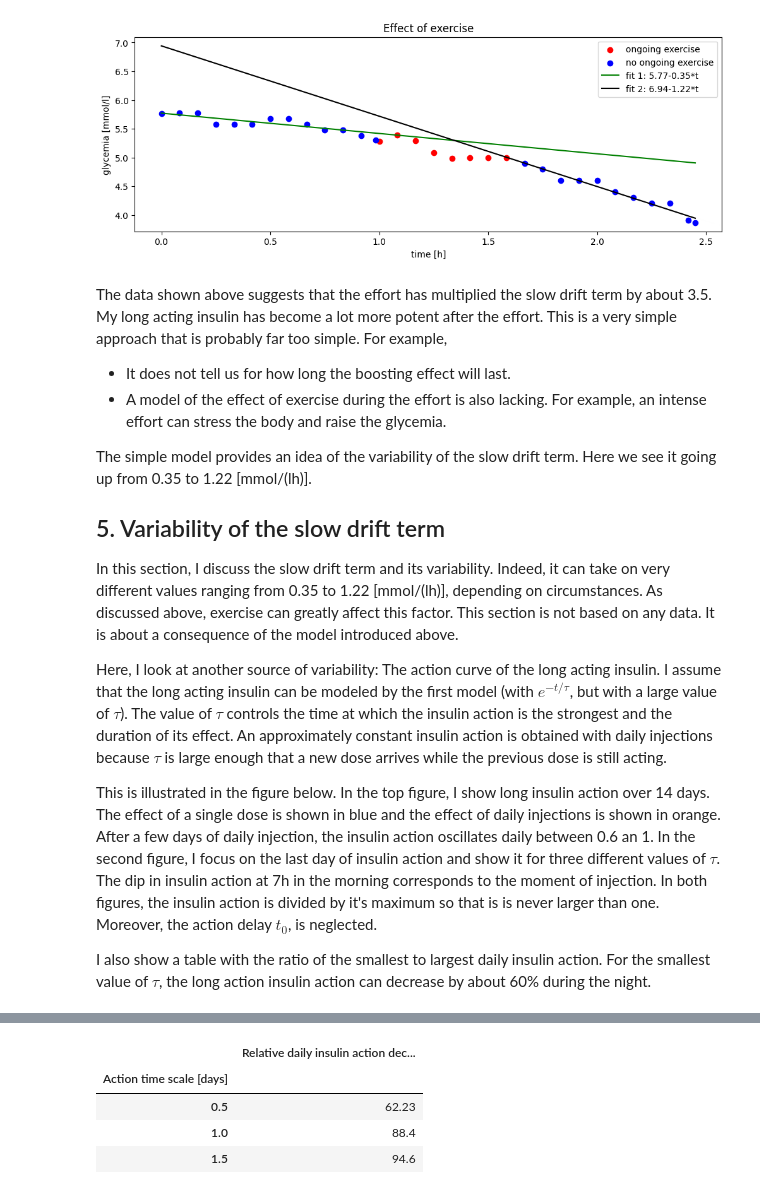
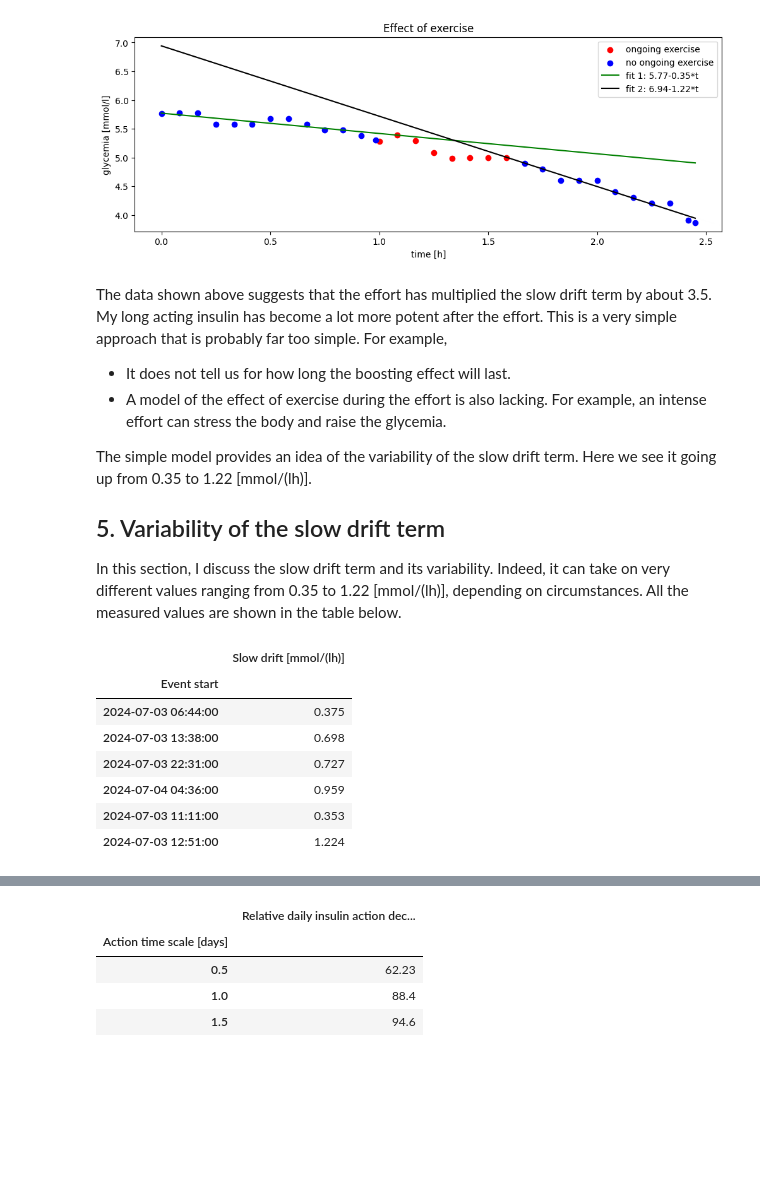
Before and after one commit to sethyvenatem/blood_sugar_fast_day, a Jupyter notebook: fast_day.ipynb, the cells around one changed output, grey strips where cells are left out. Drawn from its saved outputs; the diff is of its cells as text; code cells hidden in the pictures; blank space fills up the shorter version.

```diff
--- a/fast_day.ipynb
+++ b/fast_day.ipynb
@@ -738,11 +738,24 @@ The simple model provides an idea of the variability of the slow drift term. Her
 
 ## 5. Variability of the slow drift term
 
-In this section, I discuss the slow drift term and its variability. Indeed, it can take on very different values ranging from 0.35 to 1.22 [mmol/(lh)], depending on circumstances. As discussed above, exercise can greatly affect this factor. This section is not based on any data. It is about a consequence of the model introduced above.
-
-Here, I look at another source of variability: The action curve of the long acting insulin. I assume that the long acting insulin can be modeled by the first model (with $e^{-t/\tau}$, but with a large value of $\tau$). The value of $\tau$ controls the time at which the insulin action is the strongest and the duration of its effect. An approximately constant insulin action is obtained with daily injections because $\tau$ is large enough that a new dose arrives while the previous dose is still acting.
-
-This is illustrated in the figure below. In the top figure, I show long insulin action over 14 days. The effect of a single dose is shown in blue and the effect of daily injections is shown in orange. After a few days of daily injection, the insulin action oscillates daily between 0.6 an 1. In the second figure, I focus on the last day of insulin action and show it for three different values of $\tau$. The dip in insulin action at 7h in the morning corresponds to the moment of injection. In both figures, the insulin action is divided by it's maximum so that is is never larger than one. Moreover, the action delay $t_0$, is neglected.
-
-I also show a table with the ratio of the smallest to largest daily insulin action. For the smallest value of $\tau$, the long action insulin action can decrease by about 60% during the night.
+In this section, I discuss the slow drift term and its variability. Indeed, it can take on very different values ranging from 0.35 to 1.22 [mmol/(lh)], depending on circumstances. All the measured values are shown in the table below.
+# %%
+import pandas as pd
+import numpy as np
+
+# Import data from the previous sections.
+temp = pd.concat([pd.read_csv('insulin_action_1.csv')[['Event start','Slow drift [mmol/(lh)]']],pd.read_csv('glucose_action_1.csv')[['Event start','Slow drift [mmol/(lh)]']],pd.read_csv('exercise_drifts.csv')[['drift start','Slow drift [mmol/(lh)]']].rename(columns = {'drift start': 'Event start'})])
+temp['Event start'] = pd.to_datetime(temp['Event start'])
+temp = temp.set_index('Event start')
+
+display(round(temp,3))
+# %% [output]
+|  | Slow drift [mmol/(lh)] |
+| Event start |  |
+| 2024-07-03 06:44:00 | 0.375 |
+| 2024-07-03 13:38:00 | 0.698 |
+| 2024-07-03 22:31:00 | 0.727 |
+| 2024-07-04 04:36:00 | 0.959 |
+| 2024-07-03 11:11:00 | 0.353 |
+| 2024-07-03 12:51:00 | 1.224 |
 # %% [markdown]
```
Also changed, not shown: parts of 10 cells of this notebook.
